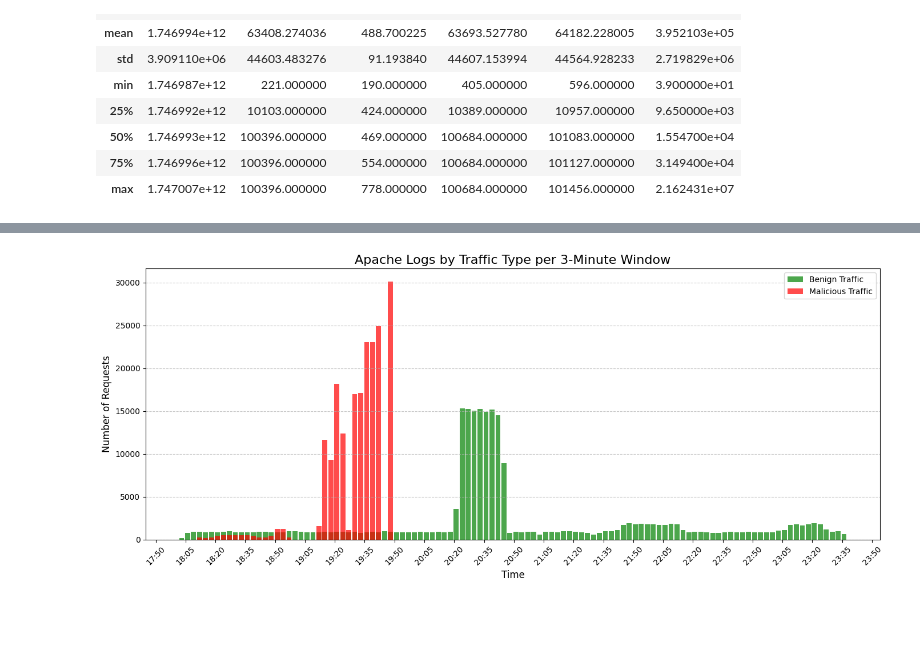
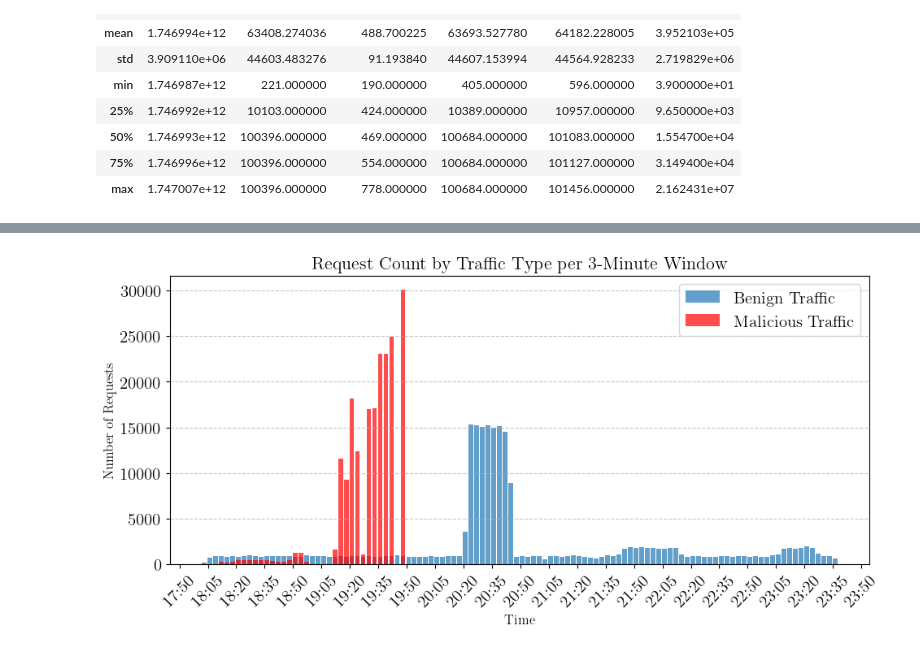
Before and after one commit to Palatiin/ddos-detection, a Jupyter notebook: ml/dataset.ipynb, the cells around one changed output, grey strips where cells are left out. Saved outputs shown, nothing was run; the diff lists cells and outputs as text; code cells hidden in the pictures; blank space fills up the shorter version.

Commit message:
chore: customize dataset visualizations, rerun notebooks

```diff
--- a/ml/dataset.ipynb
+++ b/ml/dataset.ipynb
@@ -19,15 +19,28 @@ Apache HTTP server log format:
 
 import numpy as np
 import pandas as pd
+import matplotlib.pyplot as plt
+import matplotlib.dates as mdates
+
+# Setup for export to LaTeX
+plt.rcParams.update({
+    "text.usetex": True,
+    "pgf.rcfonts": False,
+    "font.family": "lmr",
+    "font.size": 15,
+})
+
 
 # Parse logs into DataFrame
 columns = ["ip", "logname", "user", "timestamp", "method", "path", "query",
            "protocol", "status", "response_size", "referer", "user_agent", "bytes_received",
            "bytes_sent", "bytes_transferred", "connection_status", "keepalive_count",
            "processing_time", "error_log_id", "label"]
+dataset_path = "../dataset/train1_access.log"  # test dataset: "../dataset/test1_access.log"
+dataset_type = "train" if "train" in dataset_path else "test"
 
 df = pd.DataFrame(
-    np.genfromtxt("../dataset/train1_access.log", delimiter="|", dtype=str, encoding="utf-8"),
+    np.genfromtxt(dataset_path, delimiter="|", dtype=str, encoding="utf-8"),
     columns=columns
 )
 df = df[df["label"] != "-"]
@@ -70,34 +110,32 @@ df.describe()
 # %%
-import matplotlib.pyplot as plt
-import matplotlib.dates as mdates
-
 df['timestamp'] = pd.to_numeric(df['timestamp'])
 df['datetime'] = pd.to_datetime(df['timestamp'], unit='ms')
 
 # Create 3-minute time bins
 df['time_window'] = df['datetime'].dt.floor('3min')
 
 # Group by time window and label (0 for benign, 1 for malicious)
 logs_by_type = df.groupby(['time_window', 'label']).size().unstack(fill_value=0)
 
-plt.figure(figsize=(14, 6))
+plt.figure(figsize=(10, 5))
 width = 0.00175
 plt.bar(logs_by_type.index, logs_by_type['0'], width=width,
-        color='green', label='Benign Traffic', alpha=0.7)
+        color='tab:blue', label='Benign Traffic', alpha=0.7)
 plt.bar(logs_by_type.index, logs_by_type['1'], width=width,
         color='red', label='Malicious Traffic', alpha=0.7)
 
 # Format the plot
 plt.gca().xaxis.set_major_formatter(mdates.DateFormatter('%H:%M'))
 plt.gca().xaxis.set_major_locator(mdates.MinuteLocator(interval=15))
-plt.title('Apache Logs by Traffic Type per 3-Minute Window', fontsize=16)
+plt.title('Request Count by Traffic Type per 3-Minute Window', fontsize=16)
 plt.xlabel('Time', fontsize=12)
 plt.ylabel('Number of Requests', fontsize=12)
 plt.xticks(rotation=45)
 plt.grid(axis='y', linestyle='--', alpha=0.7)
 plt.legend(loc='upper right')
 plt.tight_layout()
-plt.show()
+# plt.show()
+plt.savefig(f"../img/{dataset_type}-traffic-types-3mwindows.pgf", bbox_inches='tight')
 del logs_by_type
 # %% [output]
-[figure, old version]
+[figure, new version]
```
Also changed, not shown: parts of 8 cells of this notebook, 1 other file.
